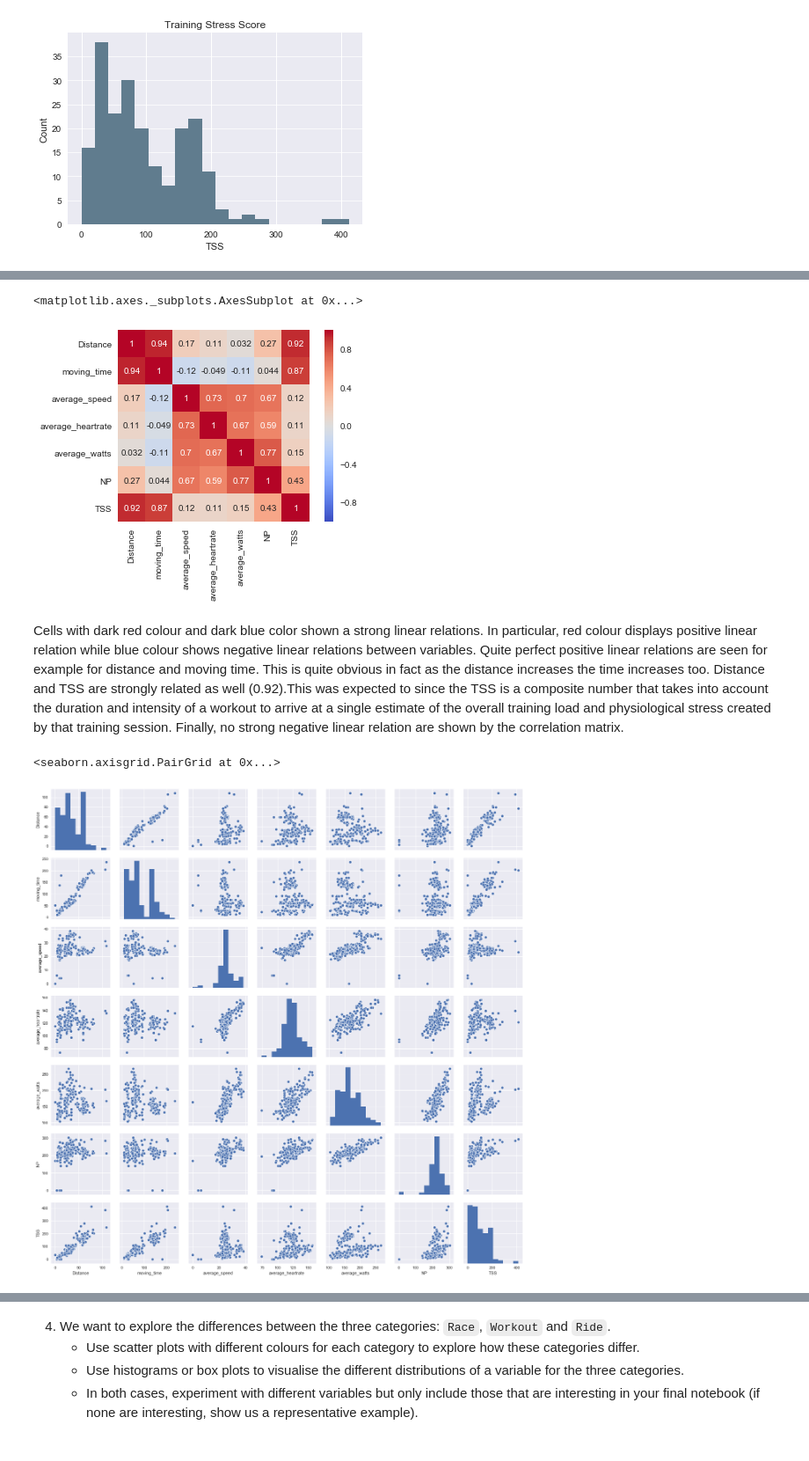
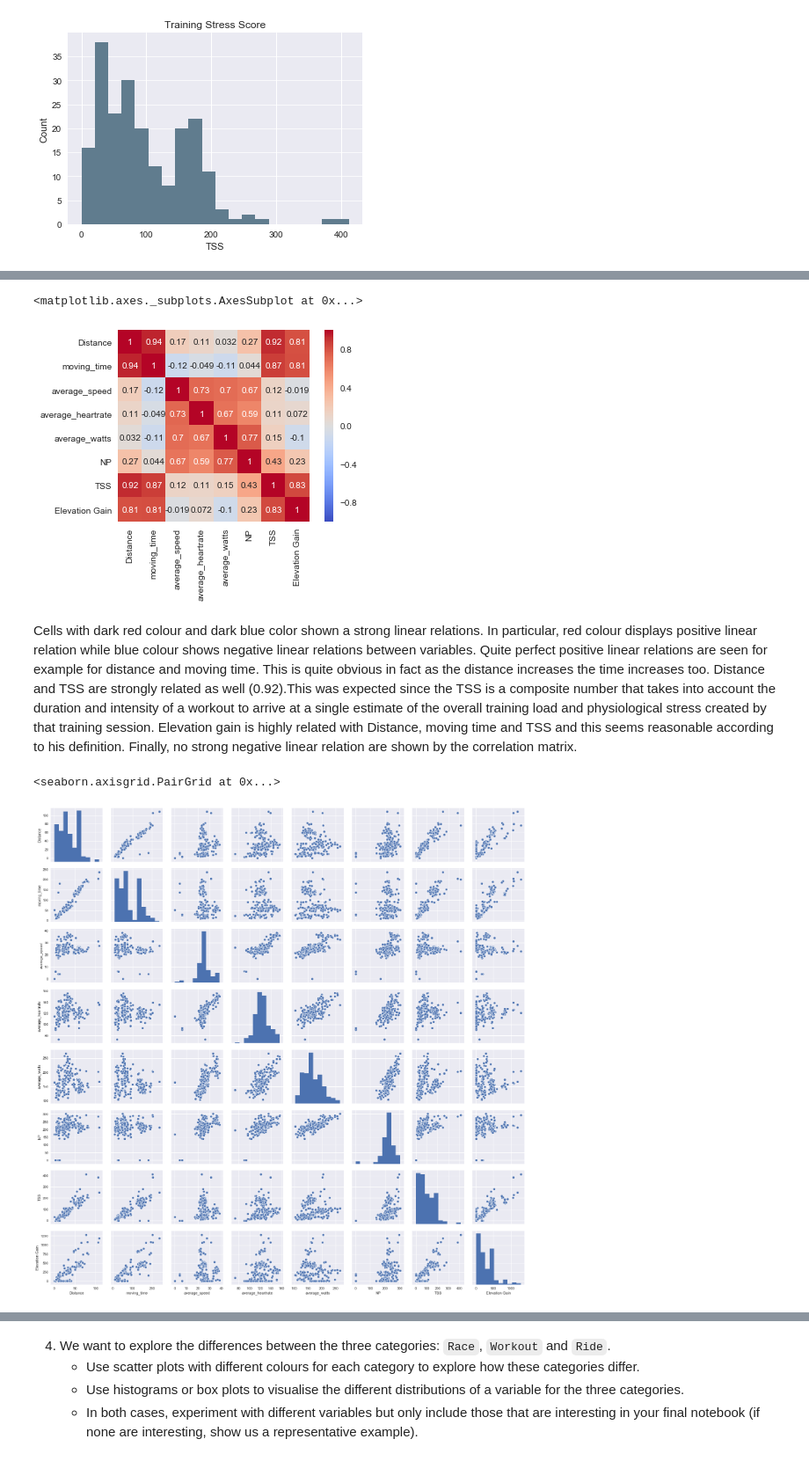
Before and after one commit to fracomp/datascience, a Jupyter notebook: Portfolio 1.ipynb, the cells around one changed output, grey strips where cells are left out. Shown: that part at 88% size. Saved outputs shown, nothing was run; the diff lists cells and outputs as text; code cells hidden in the pictures.

```diff
--- a/Portfolio 1.ipynb
+++ b/Portfolio 1.ipynb
@@ -92,5 +93,9 @@ Before looking at the distribution of this variables, I create a smaller dataset
 # %%
+#First of all we calculate the average of each rides (km/h)
 cd['average_speed']=cd['distance']/(cd['moving_time']/60)
-df=cd[['Distance','moving_time','average_speed','average_heartrate','average_watts','NP','TSS','workout_type']]
+
+#Here we reduce the dimentionality of the initial dataset by including only some cricial fields
+
+df=cd[['Distance','moving_time','average_speed','average_heartrate','average_watts','NP','TSS','workout_type','Elevation Gain']]
 print('The reduced dataset contains',df.shape[0],'rows and',df.shape[1],'columns')
 # %% [output]
@@ -193,16 +242,18 @@ corrmat=df.corr()
 sns.heatmap(corrmat,vmin=-1, vmax=1, square= True,annot=True,cmap='coolwarm')
 # %% [output]
 <matplotlib.axes._subplots.AxesSubplot at 0x...>
-[figure, old version]
+[figure, new version]
 # %% [markdown]
 Cells with dark red colour and dark blue color shown a strong linear relations. In particular, red colour displays positive linear relation while blue colour shows negative linear relations between variables.
 Quite perfect positive linear relations are seen for example for distance and moving time. This is quite obvious in fact as the distance increases the time increases too.
-Distance and TSS are strongly related as well (0.92).This was expected to since the TSS is a composite number that takes into account the duration and intensity of a workout to arrive at a single estimate of the overall training load and physiological stress created by that training session.
+Distance and TSS are strongly related as well (0.92).This was expected since the TSS is a composite number that takes into account the duration and intensity of a workout to arrive at a single estimate of the overall training load and physiological stress created by that training session.
+Elevation gain is highly related with Distance, moving time and TSS and this seems reasonable according to his definition.
 Finally, no strong negative linear relation are shown by the correlation matrix.
 # %%
+np.warnings.filterwarnings('ignore')
 sns.pairplot(data=df)
 # %% [output]
 <seaborn.axisgrid.PairGrid at 0x...>
-[figure, old version]
+[figure, new version]
 # %% [markdown]
 This scatterplot matrix shows the relations between every variables and overall confirm all we said before with the correlation matrix. In fact, distance and moving time have a positive linear relation and a regression analysis would suite for this situation for predicting purposes.
```
Also changed, not shown: parts of 29 cells of this notebook.
